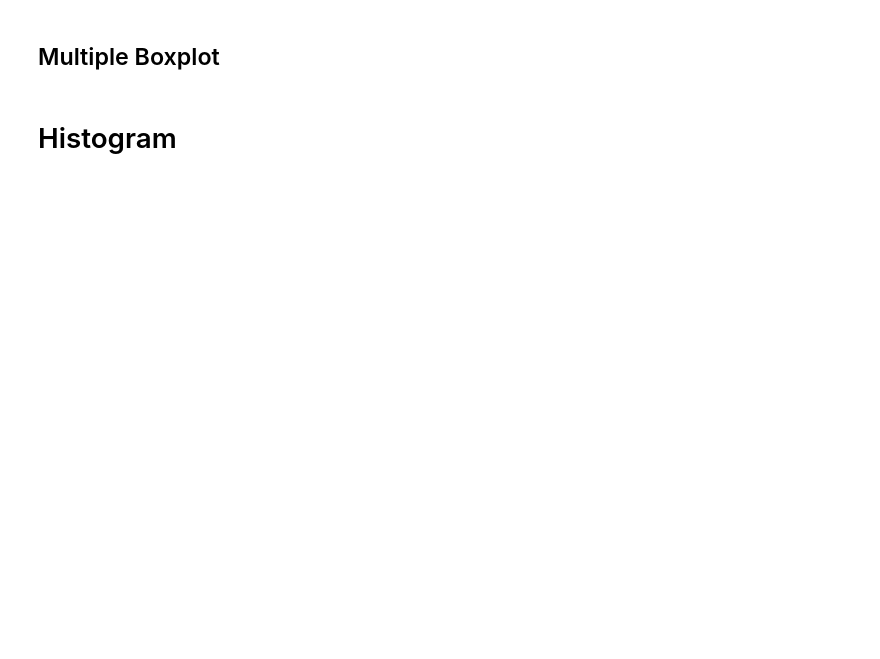
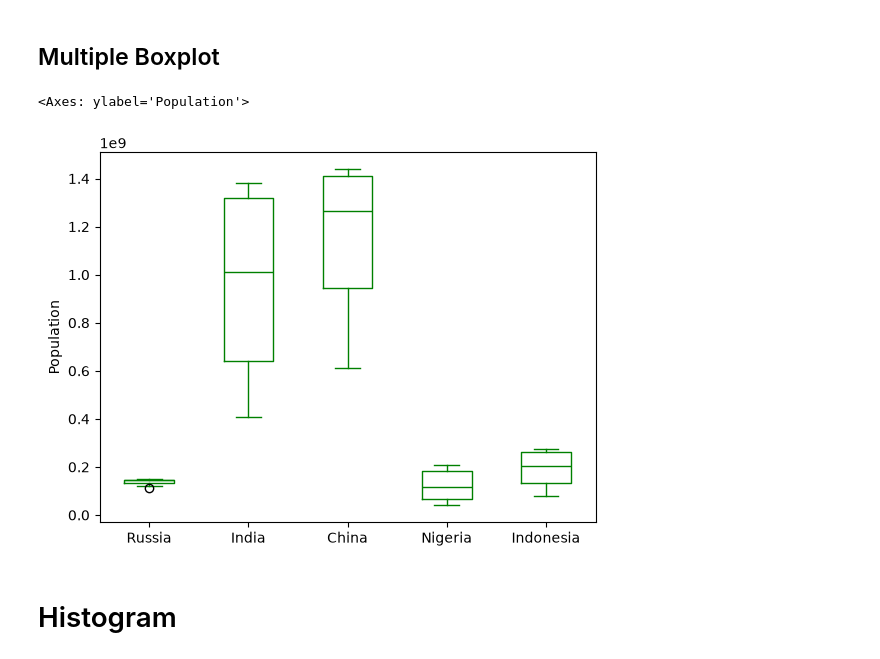
Before and after one commit to razmanov666/pandas_training, a Jupyter notebook: JN/07.Project 2 - Data Visualization/3.Save Plot and Export Pivot Table.ipynb, the cells around one changed output. Saved outputs shown, nothing was run; the diff lists cells and outputs as text; code cells hidden in the pictures; blank space fills up the shorter version.

```diff
--- a/JN/07.Project 2 - Data Visualization/3.Save Plot and Export Pivot Table.ipynb
+++ b/JN/07.Project 2 - Data Visualization/3.Save Plot and Export Pivot Table.ipynb
@@ -108,4 +124,9 @@ df_pivot_sample.plot(kind='bar', figsize=(10,10))
 # %% [markdown]
 ## Multiple Boxplot
+# %%
+df_pivot.plot(kind='box', color="green", ylabel="Population")
+# %% [output]
+<Axes: ylabel='Population'>
+[figure, added]
 # %% [markdown]
 # Histogram
```
Also changed, not shown: parts of 9 cells of this notebook, 2 other files.
